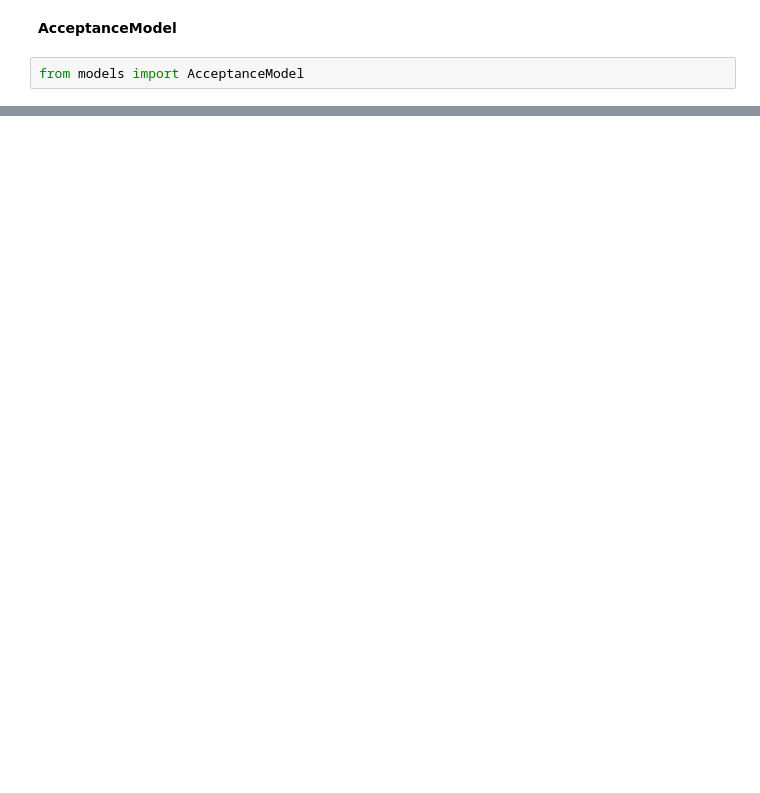
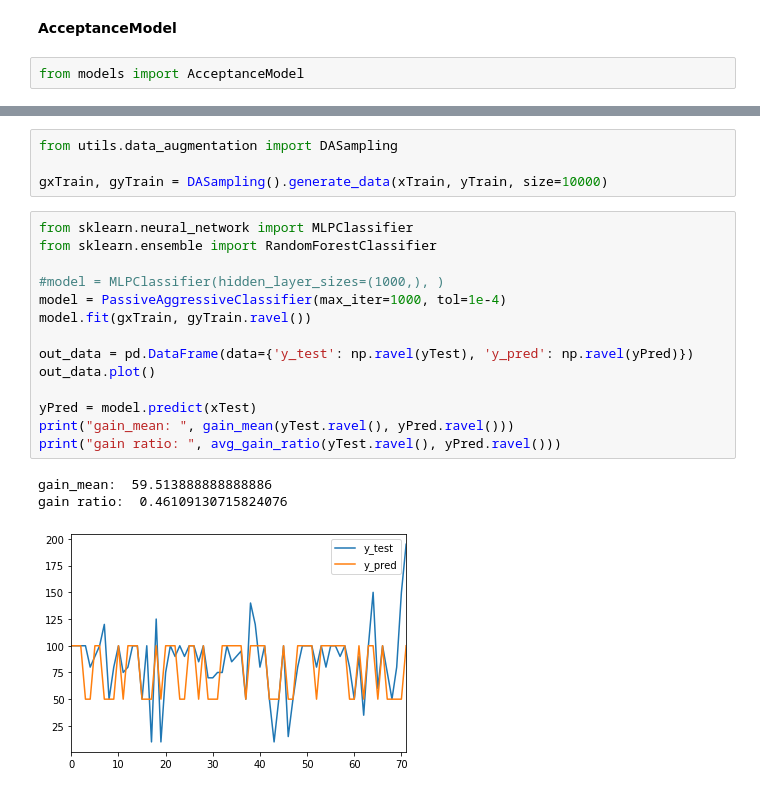
Before and after one commit to afranck64/ultimatum, a Jupyter notebook: notebooks/Model.ipynb, the cells around one changed output, grey strips where cells are left out. Saved outputs shown, nothing was run; the diff lists cells and outputs as text; blank space fills up the shorter version.

```diff
--- a/notebooks/Model.ipynb
+++ b/notebooks/Model.ipynb
@@ -164,0 +159,22 @@ print("gain_mean: ", gain_mean(yTest.ravel(), yPred.ravel()))
+# %%
+from utils.data_augmentation import DASampling
+
+gxTrain, gyTrain = DASampling().generate_data(xTrain, yTrain, size=10000)
+# %%
+from sklearn.neural_network import MLPClassifier
+from sklearn.ensemble import RandomForestClassifier
+
+#model = MLPClassifier(hidden_layer_sizes=(1000,), )
+model = PassiveAggressiveClassifier(max_iter=1000, tol=1e-4)
+model.fit(gxTrain, gyTrain.ravel())
+
+out_data = pd.DataFrame(data={'y_test': np.ravel(yTest), 'y_pred': np.ravel(yPred)})
+out_data.plot()
+
+yPred = model.predict(xTest)
+print("gain_mean: ", gain_mean(yTest.ravel(), yPred.ravel()))
+print("gain ratio: ", avg_gain_ratio(yTest.ravel(), yPred.ravel()))
+# %% [output]
+gain_mean:  59.513888888888886
+gain ratio:  0.46109130715824076
+[figure, added]
```
Also changed, not shown: parts of 13 cells of this notebook, 38 other files.
